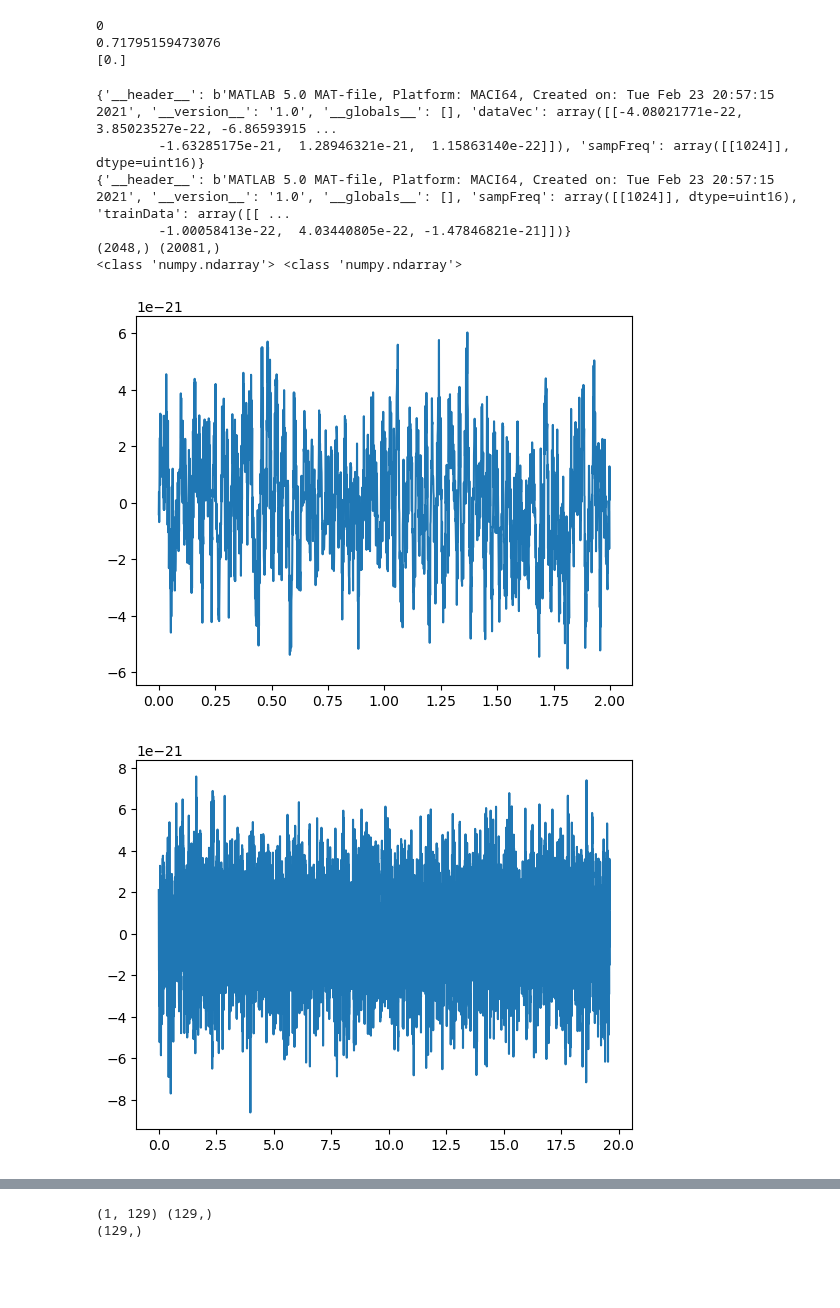
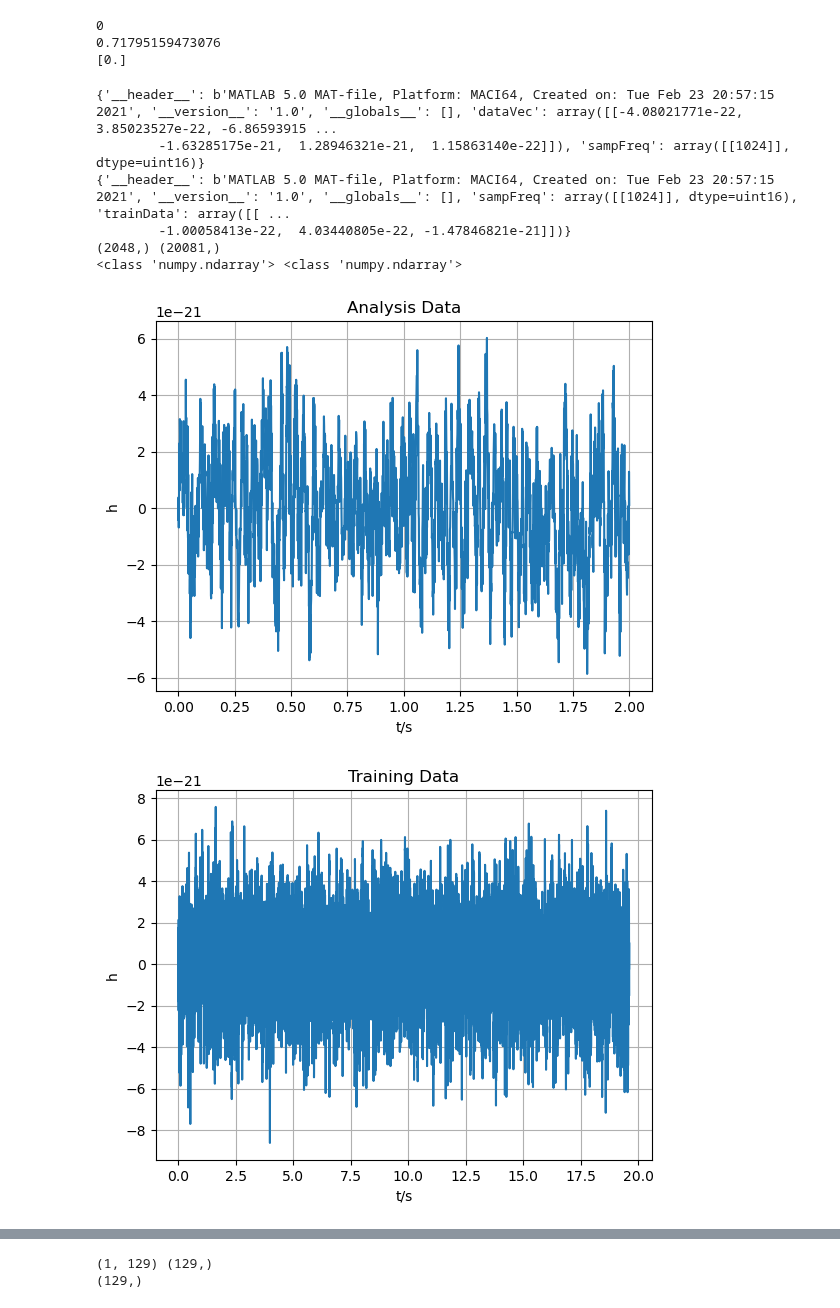
Before and after one commit to ljq2088/DATASCIENCE_COURSE, a Jupyter notebook: exercise/topic5/crcb_pso.ipynb, the cells around one changed output, grey strips where cells are left out. Drawn from its saved outputs; the diff is of its cells as text; code cells hidden in the pictures; blank space fills up the shorter version.

```diff
--- a/exercise/topic5/crcb_pso.ipynb
+++ b/exercise/topic5/crcb_pso.ipynb
@@ -431,35 +431,44 @@ import scipy.io as scio
 #Mock Data time wavelength
 data_file1= '/home/tianyu/JingqiLai/DATASCIENCE/DATASCIENCE_COURSE/exercise/topic5/MDC/analysisData.mat'
 data_file2='/home/tianyu/JingqiLai/DATASCIENCE/DATASCIENCE_COURSE/exercise/topic5/MDC/TrainingData.mat'
 analysis_data = scio.loadmat(data_file1)
 training_data= scio.loadmat(data_file2)
 #print(np.array([analysis_data]).shape)
 #print(np.array([training_data]).shape)
 print(analysis_data)
 print(training_data)
 h_array_a=analysis_data['dataVec'][0]
 h_array_t=training_data['trainData'][0]
 print(h_array_a.shape,h_array_t.shape)
 print(type(h_array_a),type(h_array_t))
 samp_freq=1024
 n_samp=len(h_array_t)
 
 
 t_a=1/samp_freq*np.arange(0,len(h_array_a))
 t_t=1/samp_freq*np.arange(0,len(h_array_t))
 plt.plot(t_a,h_array_a)
+plt.grid(True)
+plt.xlabel('t/s')
+plt.ylabel('h')
+plt.title("Analysis Data")
 plt.show()
+
 plt.plot(t_t,h_array_t)
+plt.grid(True)
+plt.xlabel('t/s')
+plt.ylabel('h')
+plt.title("Training Data")
 plt.show()
 # %% [output]
 {'__header__': b'MATLAB 5.0 MAT-file, Platform: MACI64, Created on: Tue Feb 23 20:57:15 2021', '__version__': '1.0', '__globals__': [], 'dataVec': array([[-4.08021771e-22,  3.85023527e-22, -6.86593915 ...
         -1.63285175e-21,  1.28946321e-21,  1.15863140e-22]]), 'sampFreq': array([[1024]], dtype=uint16)}
 {'__header__': b'MATLAB 5.0 MAT-file, Platform: MACI64, Created on: Tue Feb 23 20:57:15 2021', '__version__': '1.0', '__globals__': [], 'sampFreq': array([[1024]], dtype=uint16), 'trainData': array([[ ...
         -1.00058413e-22,  4.03440805e-22, -1.47846821e-21]])}
 (2048,) (20081,)
 <class 'numpy.ndarray'> <class 'numpy.ndarray'>
-[figure, old version]
+[figure, new version]
-[figure, old version]
+[figure, new version]
 # %%
 #Noise PSD
 from GLRT_cal import fftfilt
```
Also changed, not shown: parts of 15 cells of this notebook, 1 other file.
